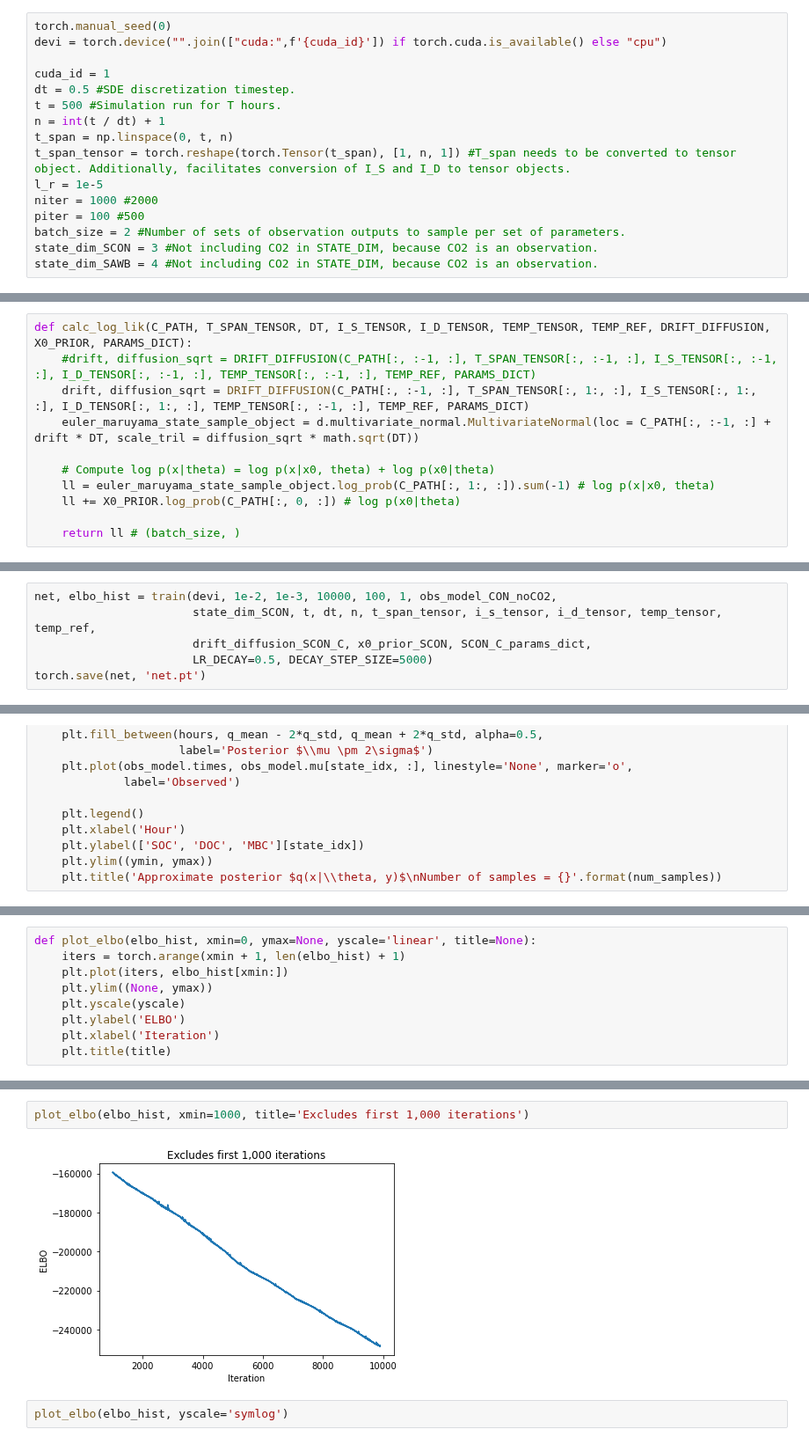
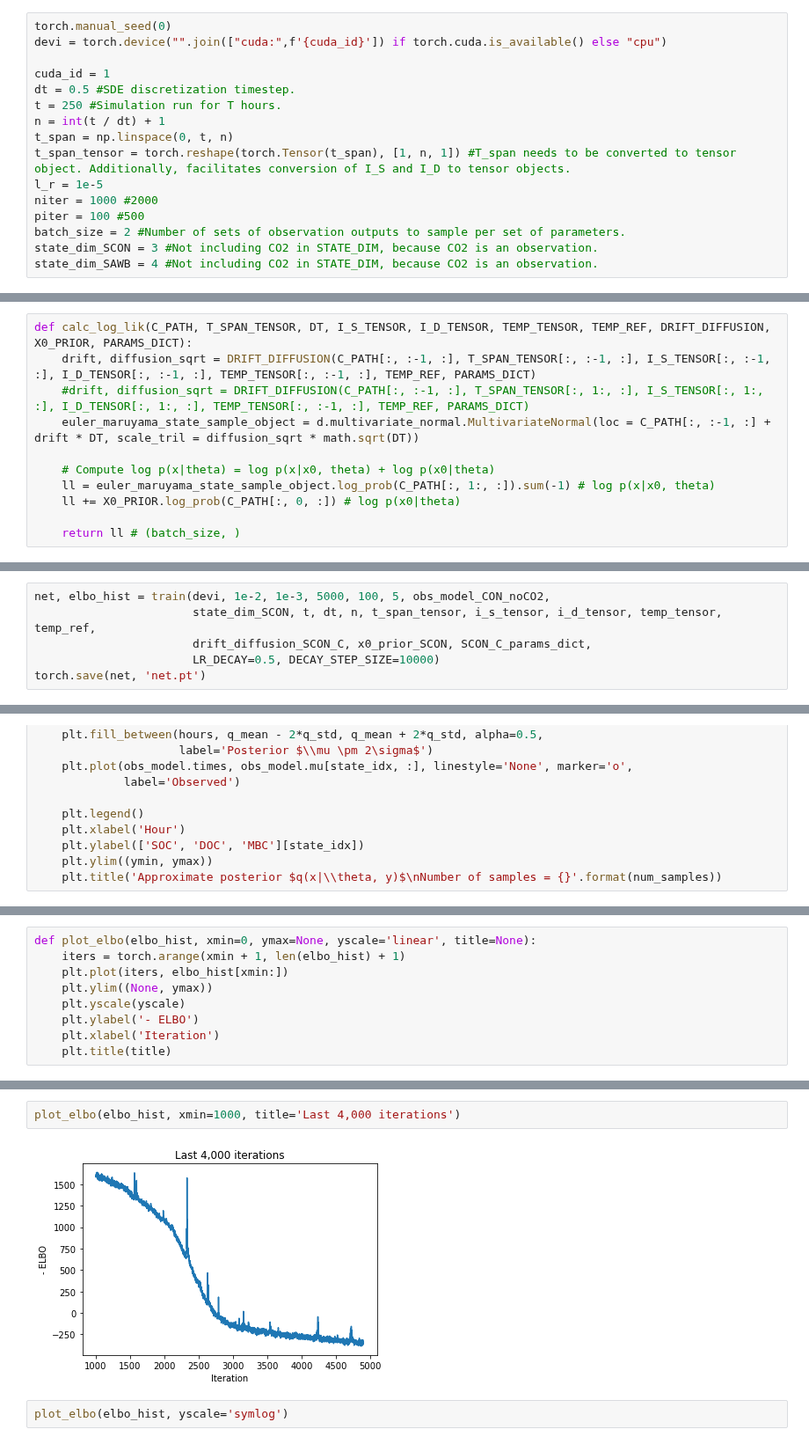
Before and after one commit to wallyxie/varInferenceSoilBiogeoModelSyntheticData, a Jupyter notebook: python_sde_variational_inference_code/SCON wo CO2 - Learn posterior of x0.ipynb, the cells around one changed output, grey strips where cells are left out. Shown at 88% size. Saved outputs shown, nothing was run; the diff lists cells and outputs as text.

```diff
--- a/python_sde_variational_inference_code/SCON wo CO2 - Learn posterior of x0.ipynb
+++ b/python_sde_variational_inference_code/SCON wo CO2 - Learn posterior of x0.ipynb
@@ -25,7 +25,7 @@ devi = torch.device("".join(["cuda:",f'{cuda_id}']) if torch.cuda.is_available()
 
 cuda_id = 1
 dt = 0.5 #SDE discretization timestep.
-t = 500 #Simulation run for T hours.
+t = 250 #Simulation run for T hours.
 n = int(t / dt) + 1
 t_span = np.linspace(0, t, n)
 t_span_tensor = torch.reshape(torch.Tensor(t_span), [1, n, 1]) #T_span needs to be converted to tensor object. Additionally, facilitates conversion of I_S and I_D to tensor objects.
@@ -82,8 +82,8 @@ i_d_tensor = i_d(t_span_tensor) #Exogenous DOC input function
 obs_model_CON_noCO2 = ObsModel(DEVICE = devi, TIMES = obs_times, DT = dt, MU = obs_means_CON, SCALE = obs_error_CON)
 # %%
 def calc_log_lik(C_PATH, T_SPAN_TENSOR, DT, I_S_TENSOR, I_D_TENSOR, TEMP_TENSOR, TEMP_REF, DRIFT_DIFFUSION, X0_PRIOR, PARAMS_DICT):
-    #drift, diffusion_sqrt = DRIFT_DIFFUSION(C_PATH[:, :-1, :], T_SPAN_TENSOR[:, :-1, :], I_S_TENSOR[:, :-1, :], I_D_TENSOR[:, :-1, :], TEMP_TENSOR[:, :-1, :], TEMP_REF, PARAMS_DICT)
-    drift, diffusion_sqrt = DRIFT_DIFFUSION(C_PATH[:, :-1, :], T_SPAN_TENSOR[:, 1:, :], I_S_TENSOR[:, 1:, :], I_D_TENSOR[:, 1:, :], TEMP_TENSOR[:, :-1, :], TEMP_REF, PARAMS_DICT)
+    drift, diffusion_sqrt = DRIFT_DIFFUSION(C_PATH[:, :-1, :], T_SPAN_TENSOR[:, :-1, :], I_S_TENSOR[:, :-1, :], I_D_TENSOR[:, :-1, :], TEMP_TENSOR[:, :-1, :], TEMP_REF, PARAMS_DICT)
+    #drift, diffusion_sqrt = DRIFT_DIFFUSION(C_PATH[:, :-1, :], T_SPAN_TENSOR[:, 1:, :], I_S_TENSOR[:, 1:, :], I_D_TENSOR[:, 1:, :], TEMP_TENSOR[:, :-1, :], TEMP_REF, PARAMS_DICT)
     euler_maruyama_state_sample_object = d.multivariate_normal.MultivariateNormal(loc = C_PATH[:, :-1, :] + drift * DT, scale_tril = diffusion_sqrt * math.sqrt(DT))
 
     # Compute log p(x|theta) = log p(x|x0, theta) + log p(x0|theta)
@@ -172,9 +172,9 @@ def train(DEVICE, PRETRAIN_LR, TRAIN_LR, NITER, PRETRAIN_ITER, BATCH_SIZE, OBS_M
 
     return net, ELBO_losses
 # %%
-net, elbo_hist = train(devi, 1e-2, 1e-3, 10000, 100, 1, obs_model_CON_noCO2,
+net, elbo_hist = train(devi, 1e-2, 1e-3, 5000, 100, 5, obs_model_CON_noCO2,
                        state_dim_SCON, t, dt, n, t_span_tensor, i_s_tensor, i_d_tensor, temp_tensor, temp_ref,
                        drift_diffusion_SCON_C, x0_prior_SCON, SCON_C_params_dict,
-                       LR_DECAY=0.5, DECAY_STEP_SIZE=5000)
+                       LR_DECAY=0.5, DECAY_STEP_SIZE=10000)
 torch.save(net, 'net.pt')
 # %% [output]
@@ -283,7 +330,7 @@ def plot_elbo(elbo_hist, xmin=0, ymax=None, yscale='linear', title=None):
     plt.plot(iters, elbo_hist[xmin:])
     plt.ylim((None, ymax))
     plt.yscale(yscale)
-    plt.ylabel('ELBO')
+    plt.ylabel('- ELBO')
     plt.xlabel('Iteration')
     plt.title(title)
 # %%
@@ -293,7 +340,7 @@ plot_elbo(elbo_hist, title='All iterations')
 # %%
-plot_elbo(elbo_hist, xmin=1000, title='Excludes first 1,000 iterations')
+plot_elbo(elbo_hist, xmin=1000, title='Last 4,000 iterations')
 # %% [output]
-[figure, old version]
+[figure, new version]
 # %%
 plot_elbo(elbo_hist, yscale='symlog')
 # %%
```
Also changed, not shown: parts of 28 cells of this notebook, 3 other files.
